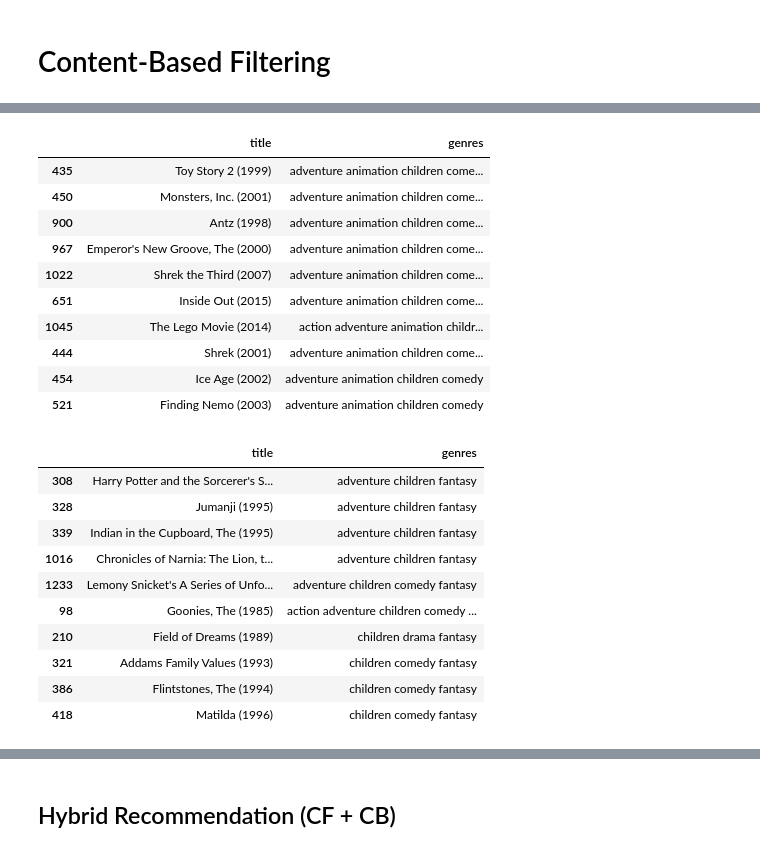
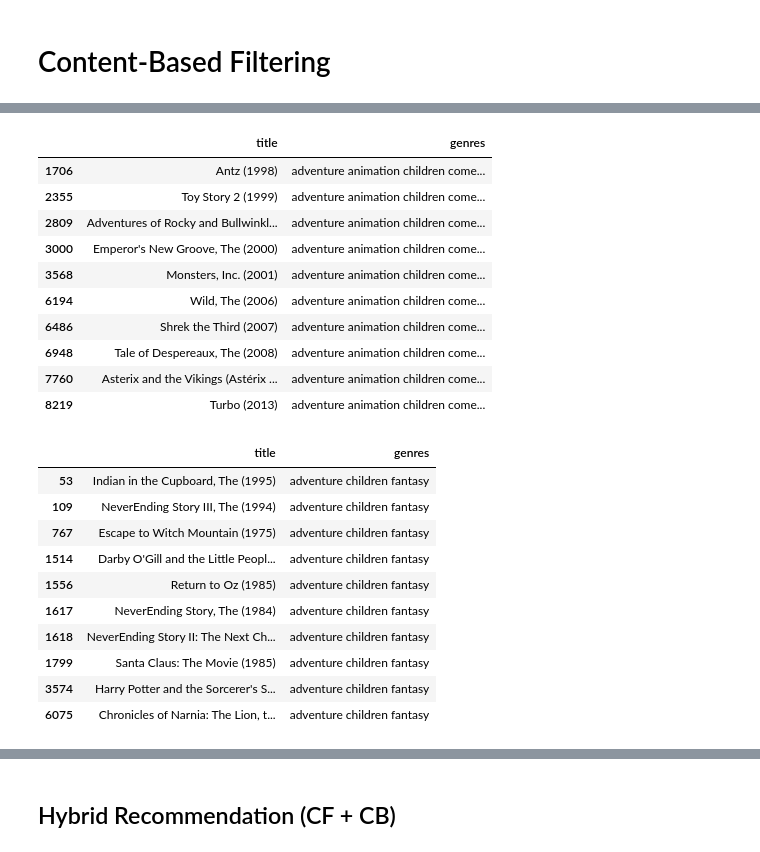
Before and after one commit to Jana-Sherif-Mohamed/MovieRecommender, a Jupyter notebook: Project_IP_sec (2).ipynb, the cells around one changed output, grey strips where cells are left out. Drawn from its saved outputs; the diff is of its cells as text; code cells hidden in the pictures.

```diff
--- a/Project_IP_sec.ipynb
+++ b/Project_IP_sec (2).ipynb
@@ -120,17 +151,17 @@ movies['year'] = movies['title'].apply(extract_year)
 # %%
 # Clean Title (Remove Year)
 
-def clean_title(title):
-    title = re.sub(r'\(\d{4}\)', '', str(title))  # remove year
-    return title.strip().lower()
+#def clean_title(title):
+    #title = re.sub(r'\(\d{4}\)', '', str(title))  # remove year
+    #return title.strip().lower()
 
-movies['clean_title'] = movies['title'].apply(clean_title)
+#movies['clean_title'] = movies['title'].apply(clean_title)
 # %%
  # Filter Rare Movies
-movie_rating_count = ratings.groupby('movieId')['rating'].count()
+#movie_rating_count = ratings.groupby('movieId')['rating'].count()
 
-popular_movies = movie_rating_count[movie_rating_count >= 20].index
+#popular_movies = movie_rating_count[movie_rating_count >= 20].index
 
-ratings = ratings[ratings['movieId'].isin(popular_movies)]
-movies = movies[movies['movieId'].isin(popular_movies)]
+#ratings = ratings[ratings['movieId'].isin(popular_movies)]
+#movies = movies[movies['movieId'].isin(popular_movies)]
 # %%
@@ -244,6 +304,6 @@ data[['movieId', 'title', 'genres']].head()
 # %%
 # Remove Duplicate Movies
-movies_content = data[['movieId', 'title', 'genres']].drop_duplicates()
+movies_content = movies[['movieId', 'title', 'genres']].drop_duplicates()
 movies_content.reset_index(drop=True, inplace=True)
 movies_content.head()
 # %% [output]
@@ -283,7 +343,7 @@ Usual Suspects, The (1995)     4
 dtype: int64
 # %%
 # Recommendation Function
-def recommend_movies(title, cosine_sim=cosine_sim):
+def recommend_cb(title, cosine_sim=cosine_sim):
     # Check if movie exists
     if title not in indices:
         return "Movie not found"
@@ -301,34 +361,34 @@ def recommend_movies(title, cosine_sim=cosine_sim):
     return movies_content[['title', 'genres']].iloc[movie_indices]
 # %%
 # Test Recommendation System
-recommend_movies('Toy Story (1995)')
+recommend_cb('Toy Story (1995)')
 # %% [output]
 |  | title | genres |
-| 435 | Toy Story 2 (1999) | adventure animation children come... |
-| 450 | Monsters, Inc. (2001) | adventure animation children come... |
-| 900 | Antz (1998) | adventure animation children come... |
-| 967 | Emperor's New Groove, The (2000) | adventure animation children come... |
-| 1022 | Shrek the Third (2007) | adventure animation children come... |
-| 651 | Inside Out (2015) | adventure animation children come... |
-| 1045 | The Lego Movie (2014) | action adventure animation childr... |
-| 444 | Shrek (2001) | adventure animation children come... |
-| 454 | Ice Age (2002) | adventure animation children comedy |
-| 521 | Finding Nemo (2003) | adventure animation children comedy |
+| 1706 | Antz (1998) | adventure animation children come... |
+| 2355 | Toy Story 2 (1999) | adventure animation children come... |
+| 2809 | Adventures of Rocky and Bullwinkl... | adventure animation children come... |
+| 3000 | Emperor's New Groove, The (2000) | adventure animation children come... |
+| 3568 | Monsters, Inc. (2001) | adventure animation children come... |
+| 6194 | Wild, The (2006) | adventure animation children come... |
+| 6486 | Shrek the Third (2007) | adventure animation children come... |
+| 6948 | Tale of Despereaux, The (2008) | adventure animation children come... |
+| 7760 | Asterix and the Vikings (Astérix ... | adventure animation children come... |
+| 8219 | Turbo (2013) | adventure animation children come... |
 # %%
 # Test Another Movie
-recommend_movies('Jumanji (1995)')
+recommend_cb('Jumanji (1995)')
 # %% [output]
 |  | title | genres |
-| 308 | Harry Potter and the Sorcerer's S... | adventure children fantasy |
-| 328 | Jumanji (1995) | adventure children fantasy |
-| 339 | Indian in the Cupboard, The (1995) | adventure children fantasy |
-| 1016 | Chronicles of Narnia: The Lion, t... | adventure children fantasy |
-| 1233 | Lemony Snicket's A Series of Unfo... | adventure children comedy fantasy |
-| 98 | Goonies, The (1985) | action adventure children comedy ... |
-| 210 | Field of Dreams (1989) | children drama fantasy |
-| 321 | Addams Family Values (1993) | children comedy fantasy |
-| 386 | Flintstones, The (1994) | children comedy fantasy |
-| 418 | Matilda (1996) | children comedy fantasy |
+| 53 | Indian in the Cupboard, The (1995) | adventure children fantasy |
+| 109 | NeverEnding Story III, The (1994) | adventure children fantasy |
+| 767 | Escape to Witch Mountain (1975) | adventure children fantasy |
+| 1514 | Darby O'Gill and the Little Peopl... | adventure children fantasy |
+| 1556 | Return to Oz (1985) | adventure children fantasy |
+| 1617 | NeverEnding Story, The (1984) | adventure children fantasy |
+| 1618 | NeverEnding Story II: The Next Ch... | adventure children fantasy |
+| 1799 | Santa Claus: The Movie (1985) | adventure children fantasy |
+| 3574 | Harry Potter and the Sorcerer's S... | adventure children fantasy |
+| 6075 | Chronicles of Narnia: The Lion, t... | adventure children fantasy |
 # %%
 #Recommendation Function with Similarity Score
 def recommend_with_score(title, cosine_sim=cosine_sim):
```
Also changed, not shown: parts of 21 cells of this notebook.
